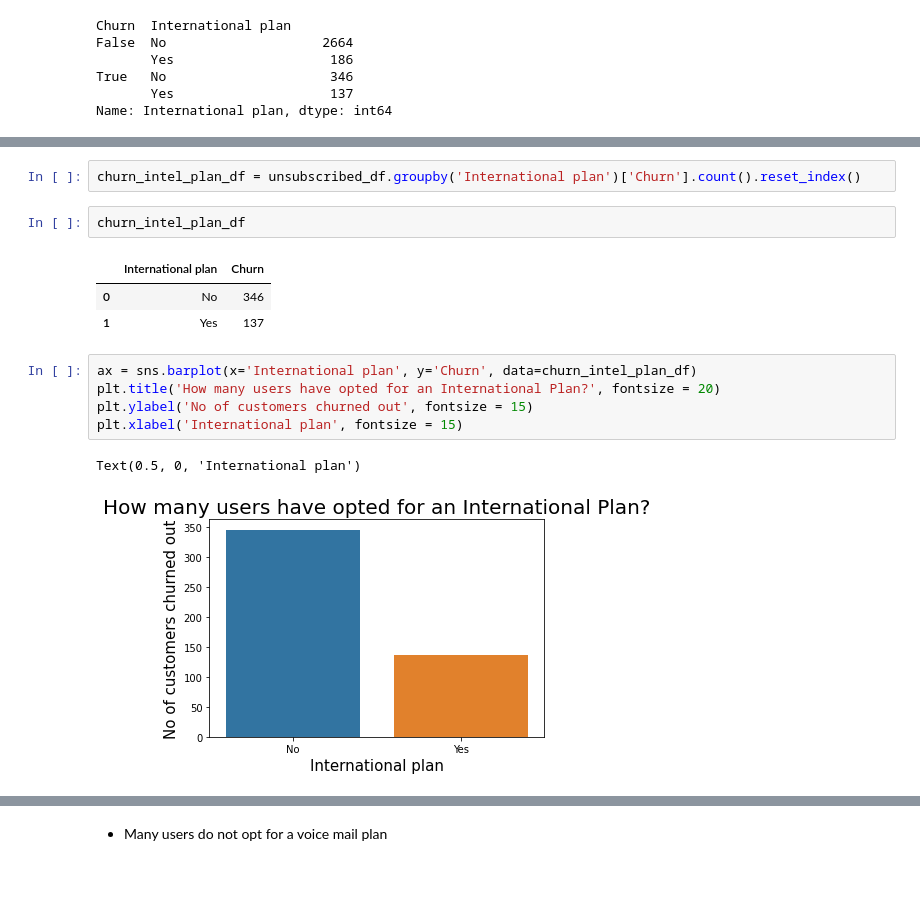
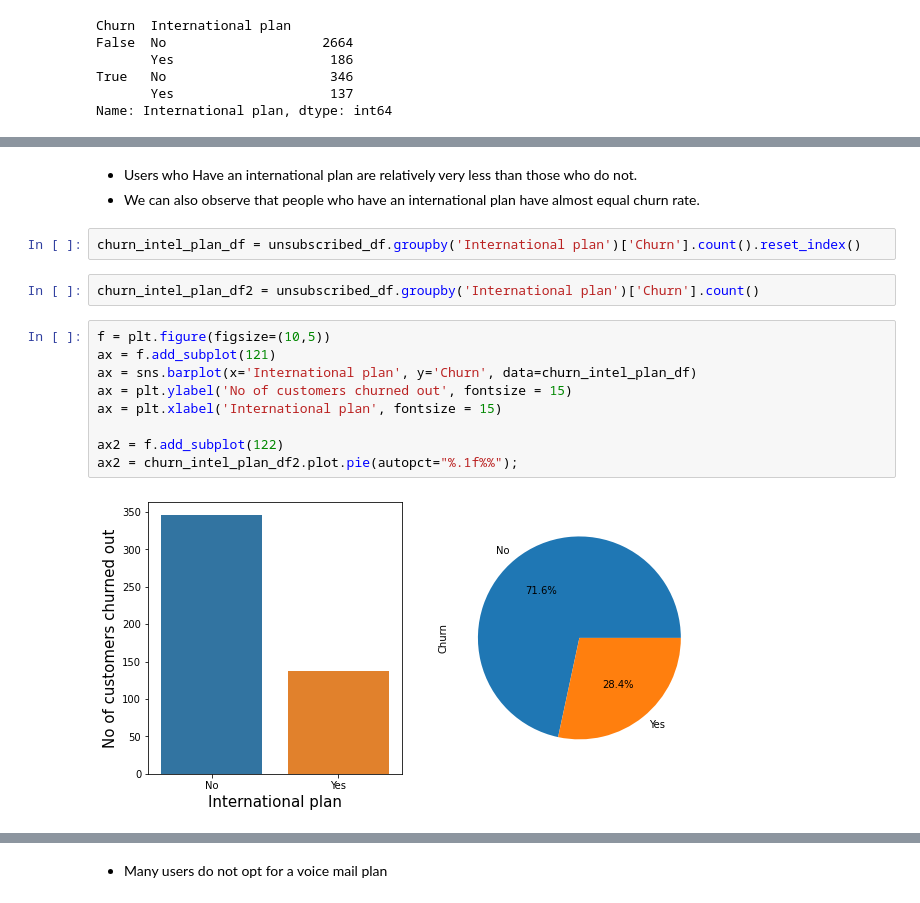
Before and after one commit to Kundan71/EDA-on-IMDB-, a Jupyter notebook: Telecom_Churn_Analysis_Capstone_Project.ipynb, the cells around one changed output, grey strips where cells are left out. Cells and saved outputs as stored; diff of their text form; blank space fills up the shorter version.

Commit message:
Made changes in International and voice mail plan Analysis

```diff
--- a/Telecom_Churn_Analysis_Capstone_Project.ipynb
+++ b/Telecom_Churn_Analysis_Capstone_Project.ipynb
@@ -255,16 +290,18 @@ Name: International plan, dtype: int64
+# %% [markdown]
+* Users who Have an international plan are relatively very less than those who do not.
+* We can also observe that people who have an international plan have almost equal churn rate.
 # %%
 churn_intel_plan_df = unsubscribed_df.groupby('International plan')['Churn'].count().reset_index()
-# %%
-churn_intel_plan_df
-# %% [output]
-|  | International plan | Churn |
-| 0 | No | 346 |
-| 1 | Yes | 137 |
+# %%
+churn_intel_plan_df2 = unsubscribed_df.groupby('International plan')['Churn'].count()
 # %%
+f = plt.figure(figsize=(10,5))
+ax = f.add_subplot(121)
 ax = sns.barplot(x='International plan', y='Churn', data=churn_intel_plan_df)
-plt.title('How many users have opted for an International Plan?', fontsize = 20)
-plt.ylabel('No of customers churned out', fontsize = 15)
-plt.xlabel('International plan', fontsize = 15)
+ax = plt.ylabel('No of customers churned out', fontsize = 15)
+ax = plt.xlabel('International plan', fontsize = 15)
+
+ax2 = f.add_subplot(122)
+ax2 = churn_intel_plan_df2.plot.pie(autopct="%.1f%%");
 # %% [output]
-Text(0.5, 0, 'International plan')
-[figure, old version]
+[figure, new version]
```
Also changed, not shown: parts of 32 cells of this notebook.
